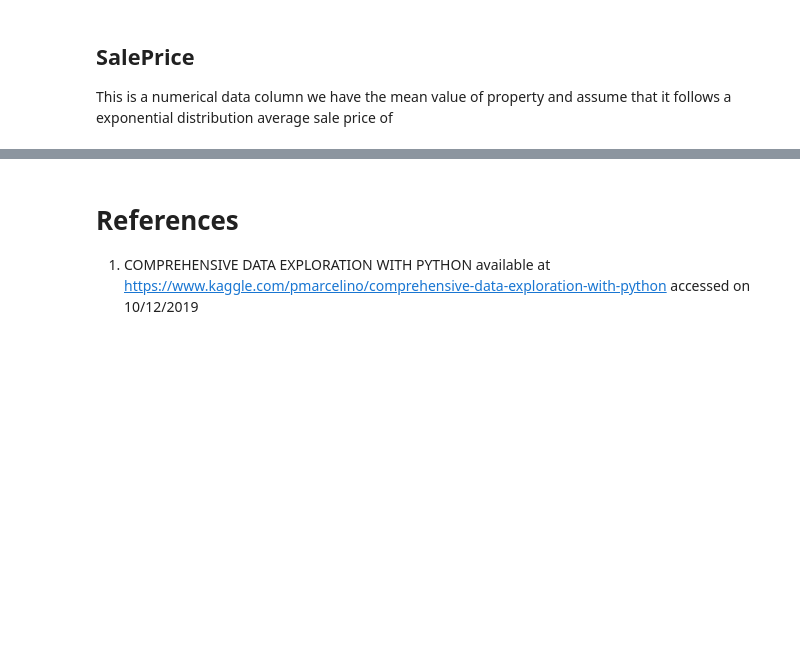
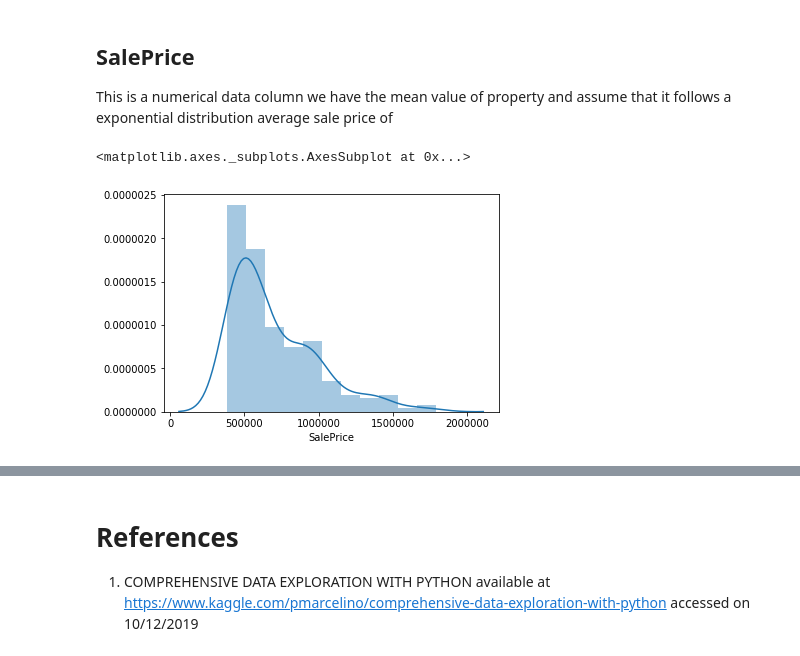
Before and after one commit to Freeha-S/ProgDA_Project, a Jupyter notebook: Untitled.ipynb, the cells around one changed output, grey strips where cells are left out. Drawn from its saved outputs; the diff is of its cells as text; code cells hidden in the pictures; blank space fills up the shorter version.

```diff
--- a/Untitled.ipynb
+++ b/Untitled.ipynb
@@ -90,0 +89,13 @@ average sale price of
+# %%
+
+#data['SalePrice']= 297097.56 * np.random.gamma(1, 1, 200) + 458975.97/2
+data['SalePrice']= 297097.56* np.random.standard_gamma(1, 200)+ 380000.97
+#mu=458975
+#sigma=297097
+#x = np.linspace(min(100), max(100), 200)
+#data['SalePrice'] = (np.exp(-(np.log(x) - mu)**2 / (2 * sigma**2))
+ #       / (x * sigma * np.sqrt(2 * np.pi)))
+sns.distplot(data['SalePrice'])
+# %% [output]
+<matplotlib.axes._subplots.AxesSubplot at 0x...>
+[figure, added]
```
Also changed, not shown: parts of 4 cells of this notebook, 3 other files.
